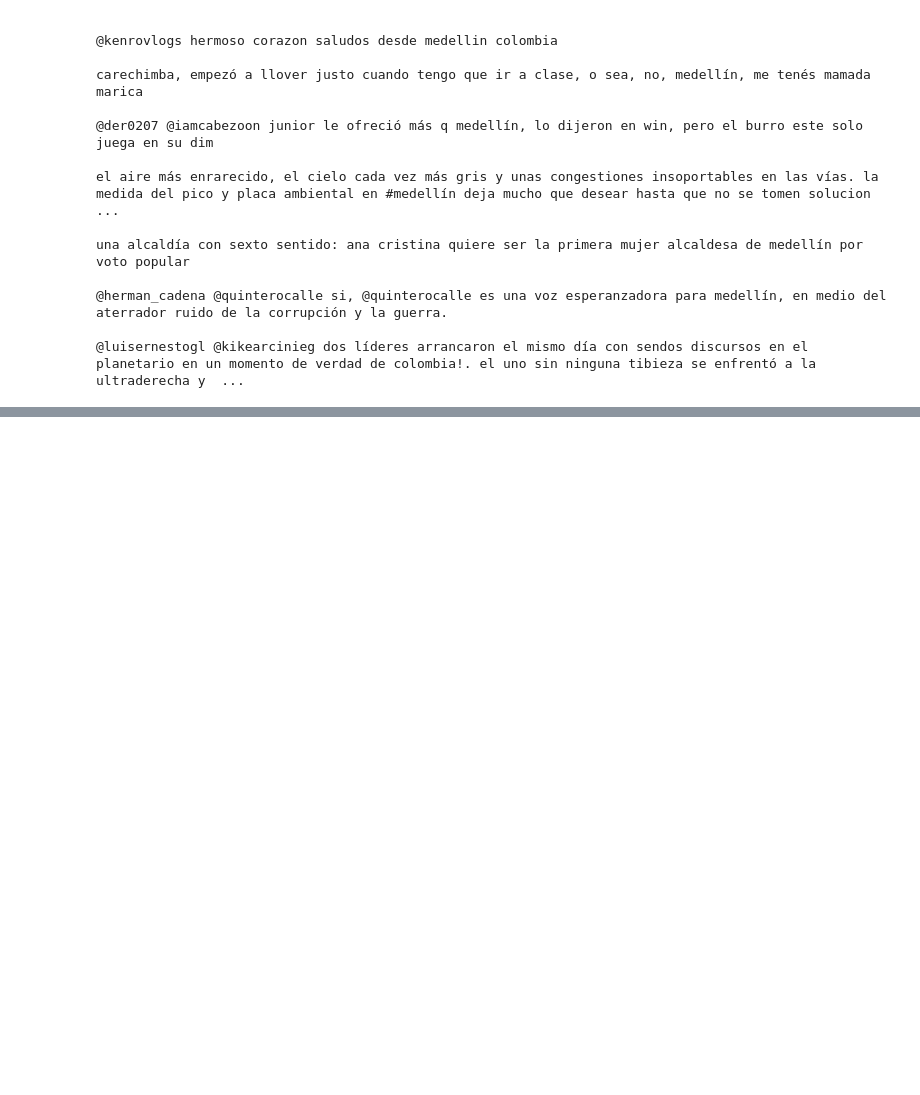
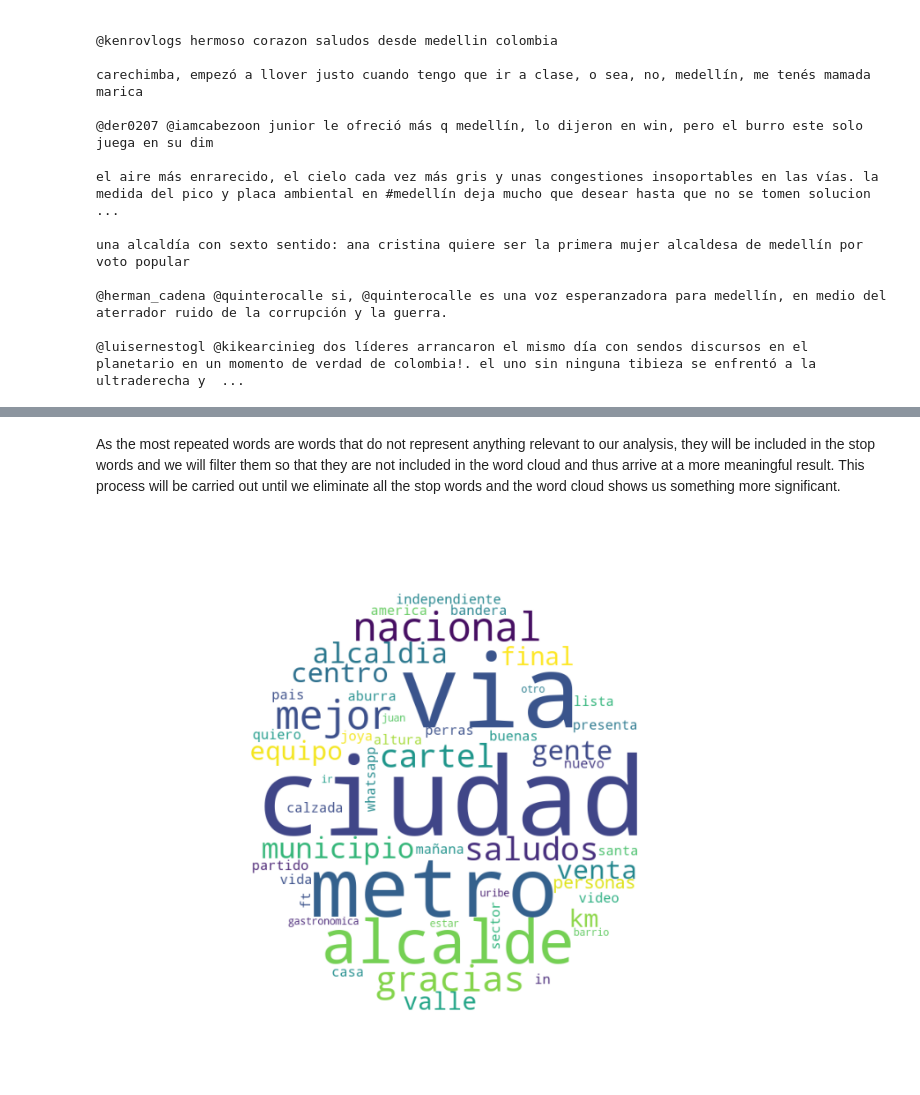
Before and after one commit to GDLPLearning/Sentiment-Analysis-for-the-MDP, a Jupyter notebook: notebooks/Exploratory/3-exploring-data.ipynb, the cells around one changed output, grey strips where cells are left out. Drawn from its saved outputs; the diff is of its cells as text; code cells hidden in the pictures; blank space fills up the shorter version.

```diff
--- a/notebooks/Exploratory/3-exploring-data.ipynb
+++ b/notebooks/Exploratory/3-exploring-data.ipynb
@@ -291,0 +443,12 @@ una alcaldía con sexto sentido: ana cristina quiere ser la primera mujer alcald
+# %% [markdown]
+As the most repeated words are words that do not represent anything relevant to our analysis, they will be included in the stop words and we will filter them so that they are not included in the word cloud and thus arrive at a more meaningful result.
+This process will be carried out until we eliminate all the stop words and the word cloud shows us something more significant.
+# %%
+word_tweet_nonstop_cloud=[]
+for tweet in tweet_text_nonstop:
+    for words in tweet.split():
+        word_tweet_nonstop_cloud.append(words)
+word_fre = FreqDist(word_tweet_nonstop_cloud)
+plot_word_cloud(char_mask, word_fre)
+# %% [output]
+[figure, added]
```
Also changed, not shown: parts of 23 cells of this notebook, 1 other file.
